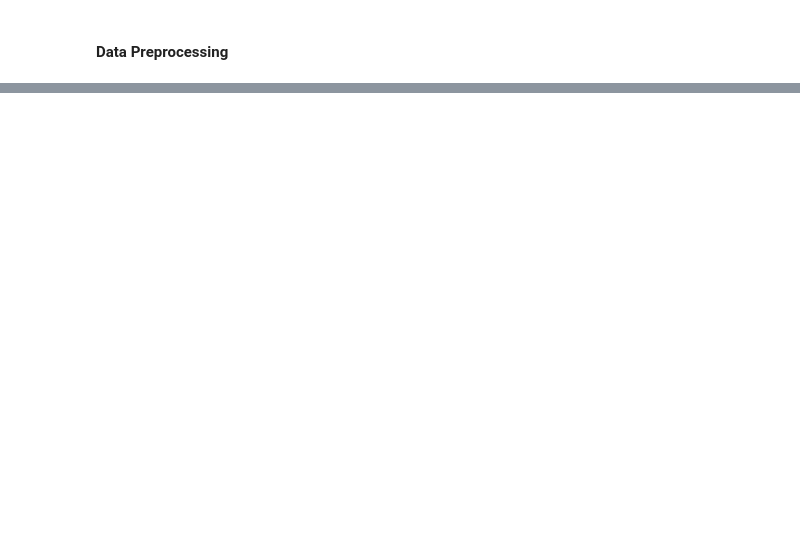
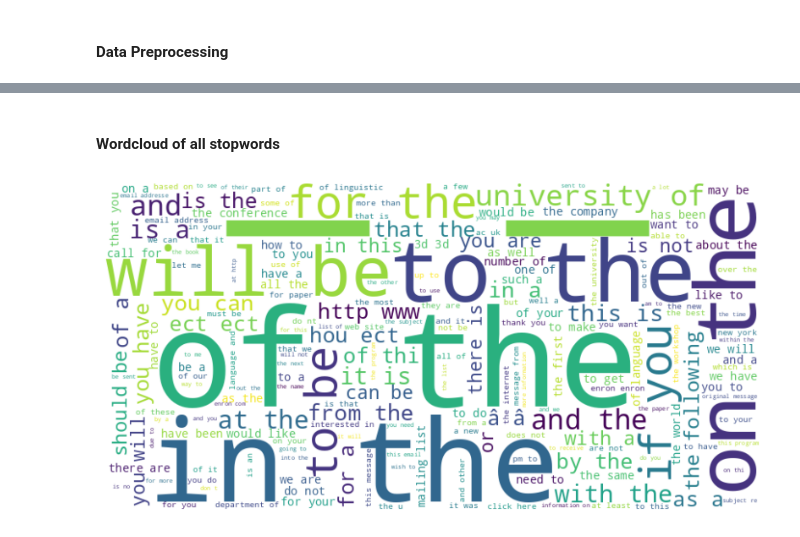
Before and after one commit to Tonmoy-saha18/text-data-augmentation, a Jupyter notebook: data_augmnetation_using_llm.ipynb, the cells around one changed output, grey strips where cells are left out. Drawn from its saved outputs; the diff is of its cells as text; code cells hidden in the pictures; blank space fills up the shorter version.

```diff
--- a/data_augmnetation_using_llm.ipynb
+++ b/data_augmnetation_using_llm.ipynb
@@ -76,3 +108,6 @@ Bonjour le monde -->  Hi world
+# %%
+lbl = LabelEncoder()
+df['Email Type'] = lbl.fit_transform(df['Email Type'])
 # %% [markdown]
 #### Data Preprocessing
 # %%
@@ -91,0 +121,9 @@ def pre_processing(text):
+# %%
+def preprocess_text(text):
+    text = re.sub(r'http\S+', '', text)
+    text = re.sub(r'[^\w\s]', '', text)
+    text = text.lower()
+    text = re.sub(r'\s+', ' ', text).strip()
+    return text
+
+df['Email Text'] = df['Email Text'].apply(preprocess_text)
@@ -91,0 +139,16 @@ def pre_processing(text):
+# %% [markdown]
+#### Wordcloud of all stopwords
+# %%
+from wordcloud import WordCloud
+
+#combine all rows into a single string
+all_mails=" ".join(df['Email Text'])
+
+#create a wordcloud object
+word_cloud = WordCloud(stopwords="english",width=800,height=400,background_color='white').generate(all_mails)
+plt.figure(figsize=(10,6))
+plt.imshow(word_cloud,interpolation='bilinear')
+plt.axis("off")
+plt.show()
+# %% [output]
+[figure, added]
```
Also changed, not shown: parts of 22 cells of this notebook.
